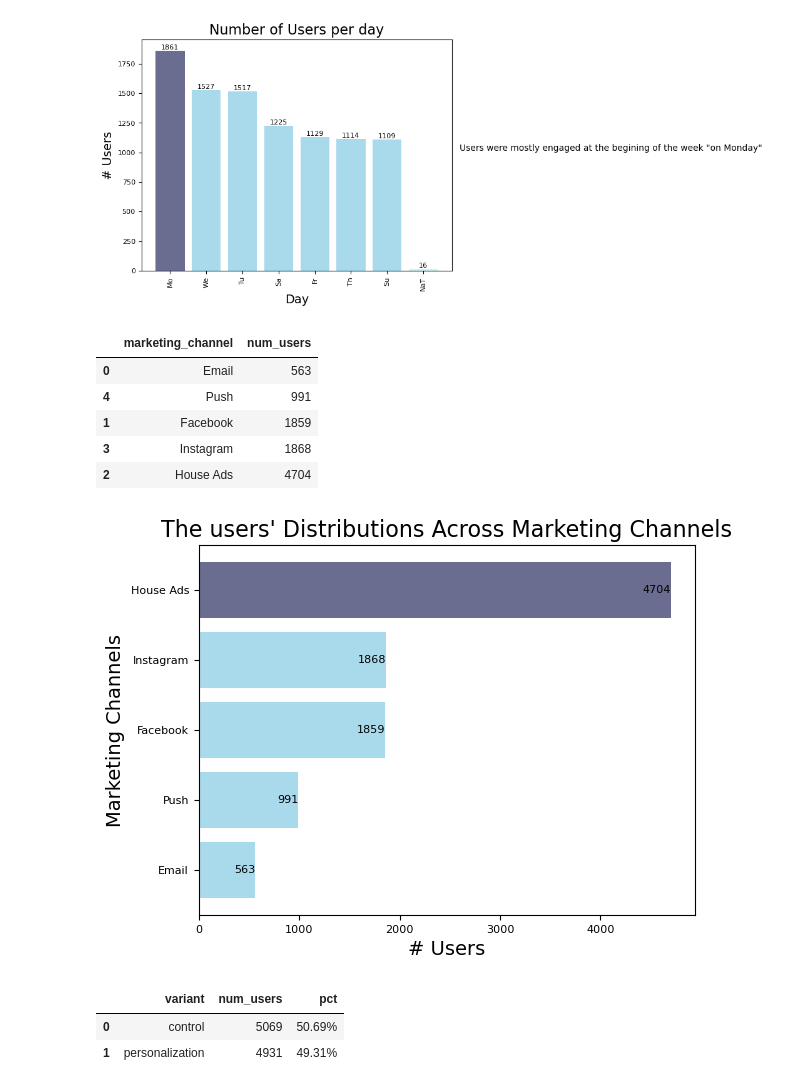
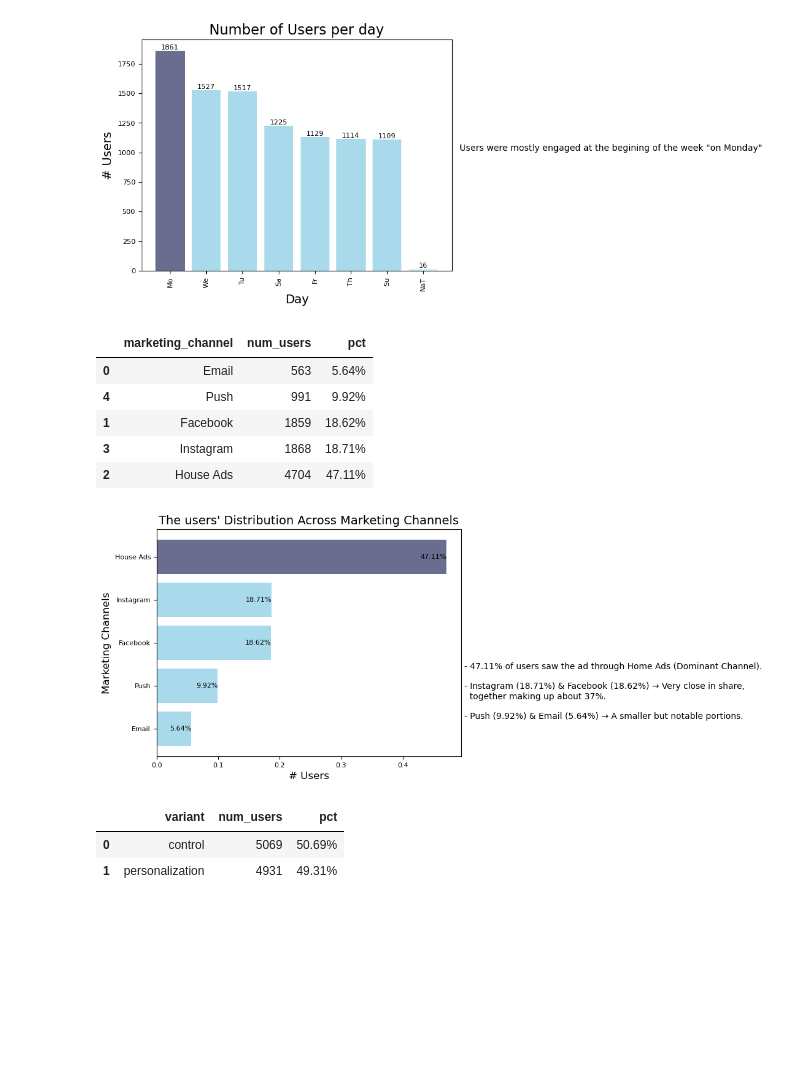
Before and after one commit to hend-a-ghafour/Analyzing_Marketing_Campaigns, a Jupyter notebook: Analyzing_Marketing_Campaigns.ipynb, the cells around one changed output. Cells and saved outputs as stored; diff of their text form; code cells hidden in the pictures; blank space fills up the shorter version.

```diff
--- a/Analyzing_Marketing_Campaigns.ipynb
+++ b/Analyzing_Marketing_Campaigns.ipynb
@@ -370,28 +370,36 @@ plt.text(8,1000,text,va='bottom',ha='left');
 # Number of users for each marketing channel:
 ch_users=marketing.groupby('marketing_channel').user_id.count().reset_index().rename(columns={'user_id':"num_users"})\
                   .sort_values('num_users')
-ch_users
+ch_users['pct']=ch_users.num_users/ch_users.num_users.sum()
+ch_users.style.format({'pct':'{:.2%}'})
 # %% [output]
-|  | marketing_channel | num_users |
-| 0 | Email | 563 |
-| 4 | Push | 991 |
-| 1 | Facebook | 1859 |
-| 3 | Instagram | 1868 |
-| 2 | House Ads | 4704 |
+|  | marketing_channel | num_users | pct |
+| 0 | Email | 563 | 5.64% |
+| 4 | Push | 991 | 9.92% |
+| 1 | Facebook | 1859 | 18.62% |
+| 3 | Instagram | 1868 | 18.71% |
+| 2 | House Ads | 4704 | 47.11% |
 # %%
 # Visualization:
 x= ch_users.marketing_channel.to_list()
-y= ch_users.num_users
+y= ch_users.pct
+text='''
+- 47.11% of users saw the ad through Home Ads (Dominant Channel).\n
+- Instagram (18.71%) & Facebook (18.62%) → Very close in share,
+  together making up about 37%.\n
+- Push (9.92%) & Email (5.64%) → A smaller but notable portions.
+'''
 plt.barh(x,y, color=['#94D1E7','#94D1E7','#94D1E7','#94D1E7','#454775'], alpha=.8)
-plt.title("The users' Distributions Across Marketing Channels", fontsize=16)
-plt.xlabel('# Users', fontsize=14)
+plt.title("The users' Distribution Across Marketing Channels", fontsize=14)
+plt.xlabel('# Users', fontsize=12)
 plt.xticks(fontsize=8)
-plt.ylabel('Marketing Channels', fontsize=14)
+plt.ylabel('Marketing Channels', fontsize=12)
 plt.yticks(fontsize=8)
 for i, v in enumerate(y):
-    plt.text(v,i,v,ha='right', va='center', fontsize=8);
+    plt.text(v,i,f'{v:.2%}',ha='right', va='center', fontsize=8)
+plt.text(.5,0,text);
 # %% [output]
-[figure, old version]
+[figure, new version]
 # %%
 # Number of users according to variant categories
 var_users = marketing.groupby('variant')['user_id'].count().reset_index()\
```
Also changed, not shown: parts of 1 cell of this notebook, 1 other file.
